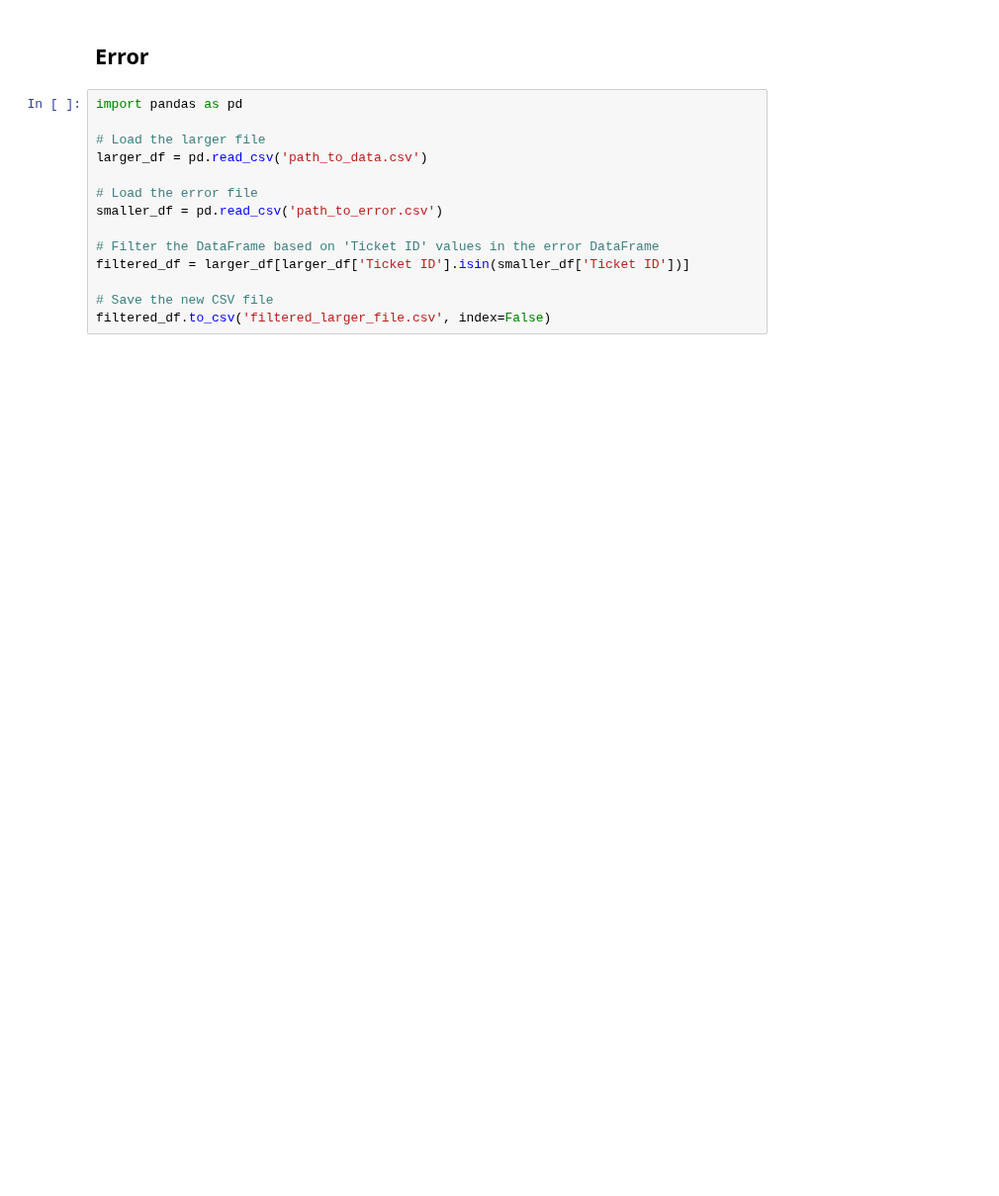
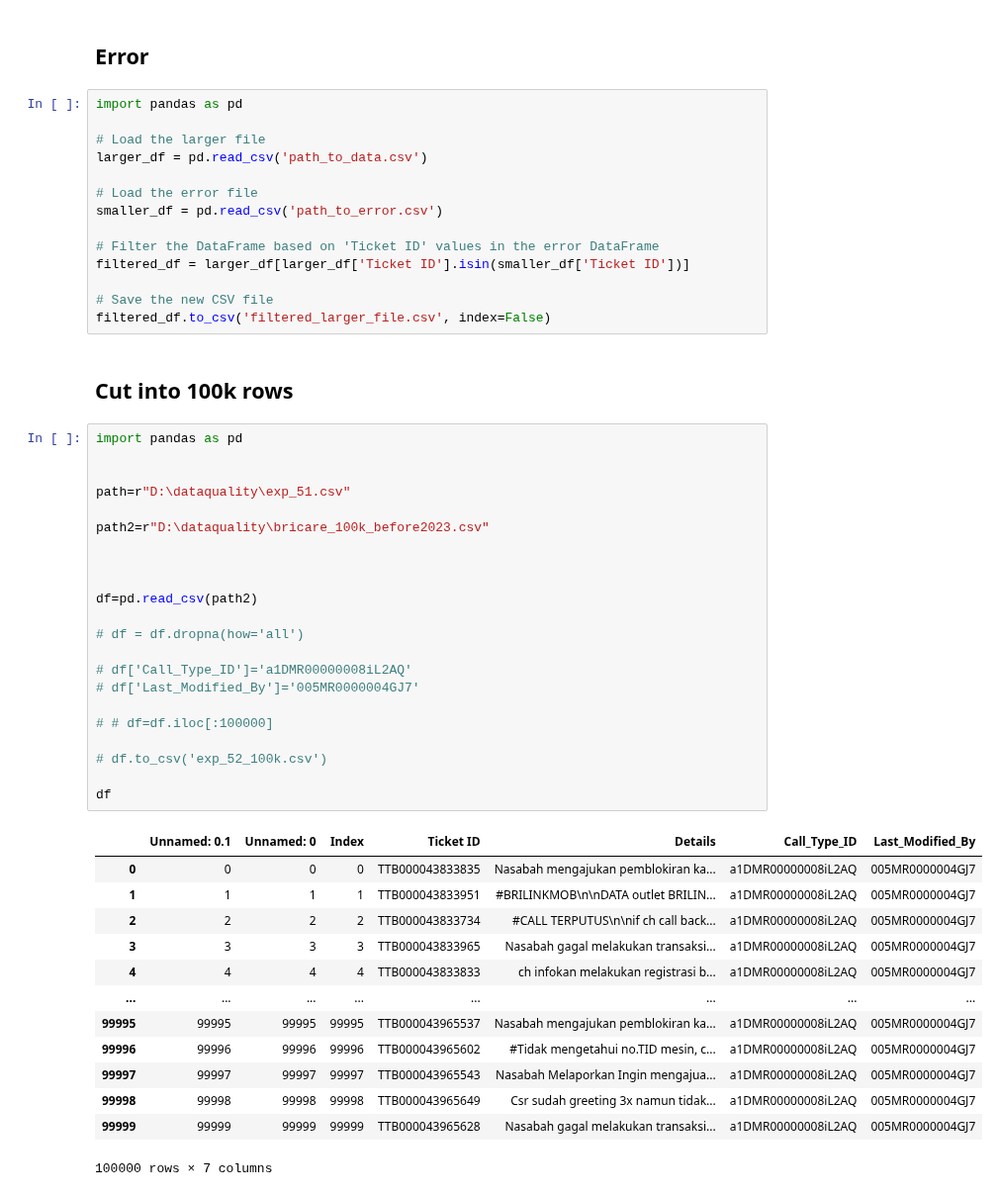
Before and after one commit to masterA88/dataquality2-new, a Jupyter notebook: cleansing.ipynb, the cells around one changed output. Shown at 99% size. Drawn from its saved outputs; the diff is of its cells as text; blank space fills up the shorter version.

```diff
--- a/cleansing.ipynb
+++ b/cleansing.ipynb
@@ -622,3 +710,41 @@ filtered_df = larger_df[larger_df['Ticket ID'].isin(smaller_df['Ticket ID'])]
 
 # Save the new CSV file
 filtered_df.to_csv('filtered_larger_file.csv', index=False)
+# %% [markdown]
+## Cut into 100k rows
+# %%
+import pandas as pd
+
+
+path=r"D:\dataquality\exp_51.csv"
+
+path2=r"D:\dataquality\bricare_100k_before2023.csv"
+
+
+
+df=pd.read_csv(path2)
+
+# df = df.dropna(how='all')
+
+# df['Call_Type_ID']='a1DMR00000008iL2AQ'
+# df['Last_Modified_By']='005MR0000004GJ7'
+
+# # df=df.iloc[:100000]
+
+# df.to_csv('exp_52_100k.csv')
+
+df
+# %% [output]
+|  | Unnamed: 0.1 | Unnamed: 0 | Index | Ticket ID | Details | Call_Type_ID | Last_Modified_By |
+| 0 | 0 | 0 | 0 | TTB000043833835 | Nasabah mengajukan pemblokiran ka... | a1DMR00000008iL2AQ | 005MR0000004GJ7 |
+| 1 | 1 | 1 | 1 | TTB000043833951 | #BRILINKMOB\n\nDATA outlet BRILIN... | a1DMR00000008iL2AQ | 005MR0000004GJ7 |
+| 2 | 2 | 2 | 2 | TTB000043833734 | #CALL TERPUTUS\n\nif ch call back... | a1DMR00000008iL2AQ | 005MR0000004GJ7 |
+| 3 | 3 | 3 | 3 | TTB000043833965 | Nasabah gagal melakukan transaksi... | a1DMR00000008iL2AQ | 005MR0000004GJ7 |
+| 4 | 4 | 4 | 4 | TTB000043833833 | ch infokan melakukan registrasi b... | a1DMR00000008iL2AQ | 005MR0000004GJ7 |
+| ... | ... | ... | ... | ... | ... | ... | ... |
+| 99995 | 99995 | 99995 | 99995 | TTB000043965537 | Nasabah mengajukan pemblokiran ka... | a1DMR00000008iL2AQ | 005MR0000004GJ7 |
+| 99996 | 99996 | 99996 | 99996 | TTB000043965602 | #Tidak mengetahui no.TID mesin, c... | a1DMR00000008iL2AQ | 005MR0000004GJ7 |
+| 99997 | 99997 | 99997 | 99997 | TTB000043965543 | Nasabah Melaporkan Ingin mengajua... | a1DMR00000008iL2AQ | 005MR0000004GJ7 |
+| 99998 | 99998 | 99998 | 99998 | TTB000043965649 | Csr sudah greeting 3x namun tidak... | a1DMR00000008iL2AQ | 005MR0000004GJ7 |
+| 99999 | 99999 | 99999 | 99999 | TTB000043965628 | Nasabah gagal melakukan transaksi... | a1DMR00000008iL2AQ | 005MR0000004GJ7 |
+100000 rows × 7 columns
```
Also changed, not shown: parts of 9 cells of this notebook.
